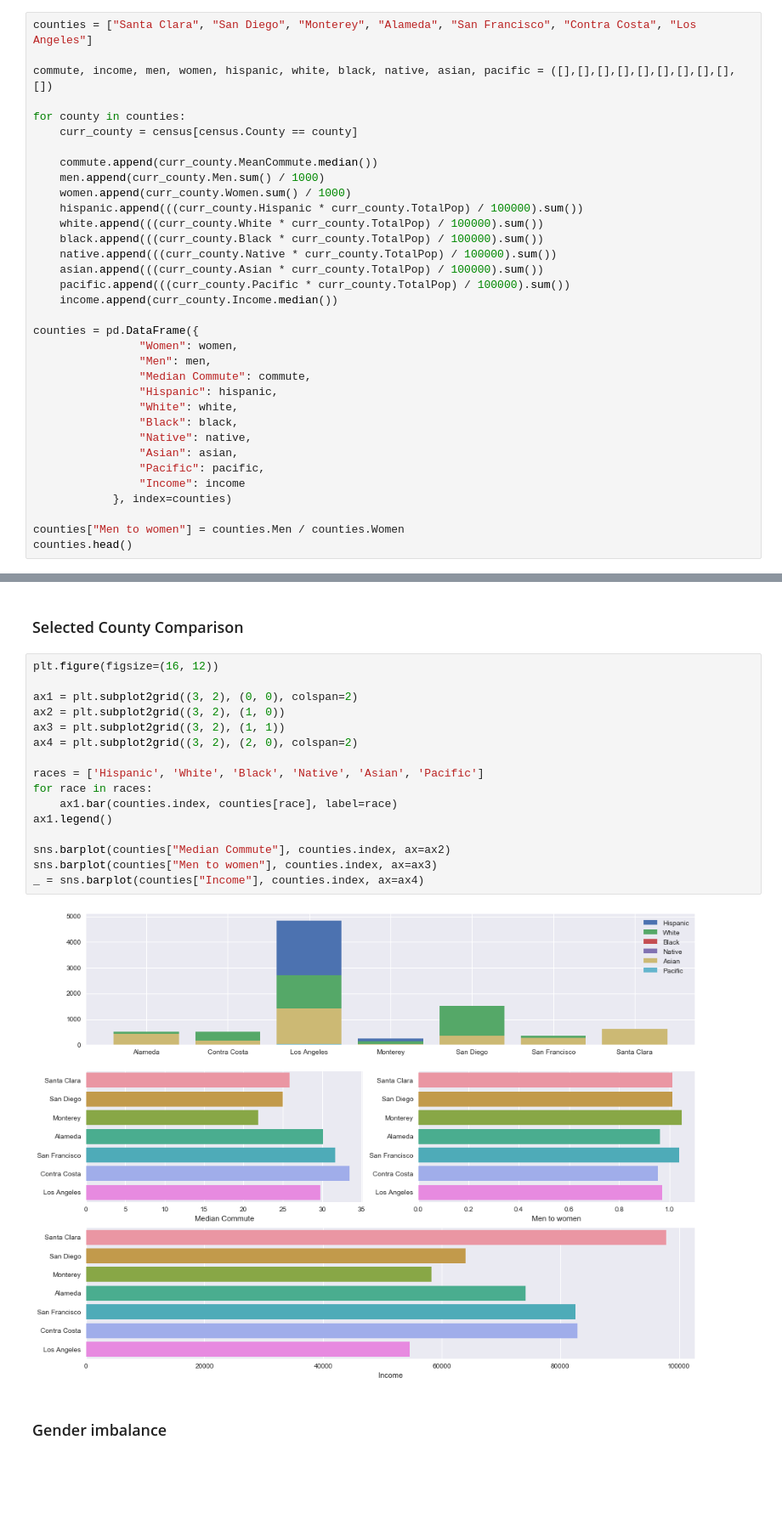
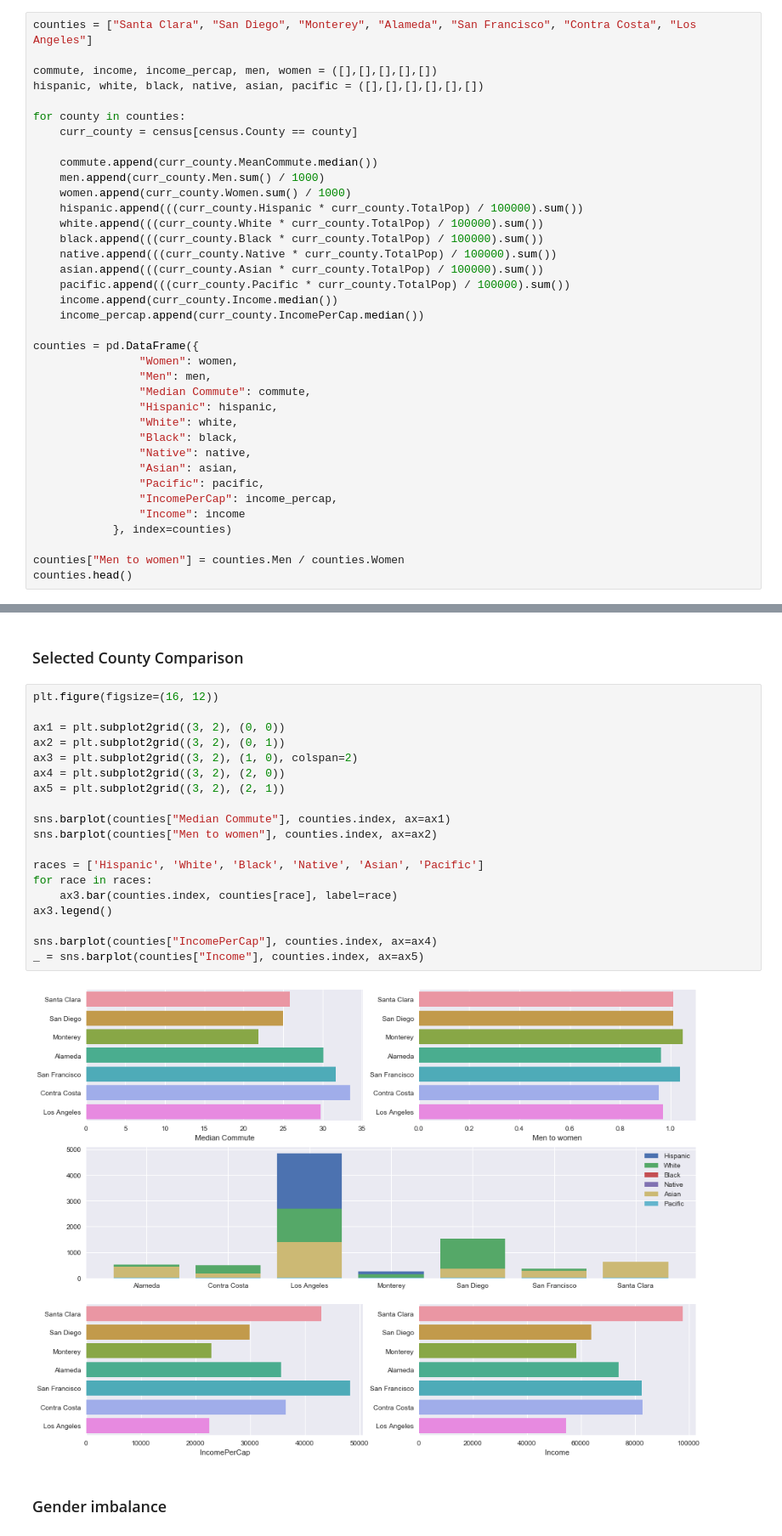
Before and after one commit to pstetz/Kaggle, a Jupyter notebook: in_progress/census/fun.ipynb, the cells around one changed output, grey strips where cells are left out. Shown: that part at 85% size. Cells and saved outputs as stored; diff of their text form; blank space fills up the shorter version.

```diff
--- a/in_progress/census/fun.ipynb
+++ b/in_progress/census/fun.ipynb
@@ -110,7 +110,8 @@ Name: County, dtype: int64
 # %%
 counties = ["Santa Clara", "San Diego", "Monterey", "Alameda", "San Francisco", "Contra Costa", "Los Angeles"]
 
-commute, income, men, women, hispanic, white, black, native, asian, pacific = ([],[],[],[],[],[],[],[],[],[])
+commute, income, income_percap, men, women = ([],[],[],[],[])
+hispanic, white, black, native, asian, pacific = ([],[],[],[],[],[])
 
 for county in counties:
     curr_county = census[census.County == county]
@@ -125,6 +126,7 @@ for county in counties:
     asian.append(((curr_county.Asian * curr_county.TotalPop) / 100000).sum())
     pacific.append(((curr_county.Pacific * curr_county.TotalPop) / 100000).sum())
     income.append(curr_county.Income.median())
+    income_percap.append(curr_county.IncomePerCap.median())
 
 counties = pd.DataFrame({
                 "Women": women,
@@ -136,6 +138,7 @@ counties = pd.DataFrame({
                 "Native": native,
                 "Asian": asian,
                 "Pacific": pacific,
+                "IncomePerCap": income_percap,
                 "Income": income
             }, index=counties)
 
@@ -153,21 +156,24 @@ counties.head()
 # %%
 plt.figure(figsize=(16, 12))
 
-ax1 = plt.subplot2grid((3, 2), (0, 0), colspan=2)
-ax2 = plt.subplot2grid((3, 2), (1, 0))
-ax3 = plt.subplot2grid((3, 2), (1, 1))
-ax4 = plt.subplot2grid((3, 2), (2, 0), colspan=2)
+ax1 = plt.subplot2grid((3, 2), (0, 0))
+ax2 = plt.subplot2grid((3, 2), (0, 1))
+ax3 = plt.subplot2grid((3, 2), (1, 0), colspan=2)
+ax4 = plt.subplot2grid((3, 2), (2, 0))
+ax5 = plt.subplot2grid((3, 2), (2, 1))
+
+sns.barplot(counties["Median Commute"], counties.index, ax=ax1)
+sns.barplot(counties["Men to women"], counties.index, ax=ax2)
 
 races = ['Hispanic', 'White', 'Black', 'Native', 'Asian', 'Pacific']
 for race in races:
-    ax1.bar(counties.index, counties[race], label=race)
-ax1.legend()
+    ax3.bar(counties.index, counties[race], label=race)
+ax3.legend()
 
-sns.barplot(counties["Median Commute"], counties.index, ax=ax2)
-sns.barplot(counties["Men to women"], counties.index, ax=ax3)
-_ = sns.barplot(counties["Income"], counties.index, ax=ax4)
+sns.barplot(counties["IncomePerCap"], counties.index, ax=ax4)
+_ = sns.barplot(counties["Income"], counties.index, ax=ax5)
 # %% [output]
-[figure, old version]
+[figure, new version]
 # %% [markdown]
 ### Gender imbalance
 # %%
```
Also changed, not shown: parts of 3 cells of this notebook, 2 other files.
